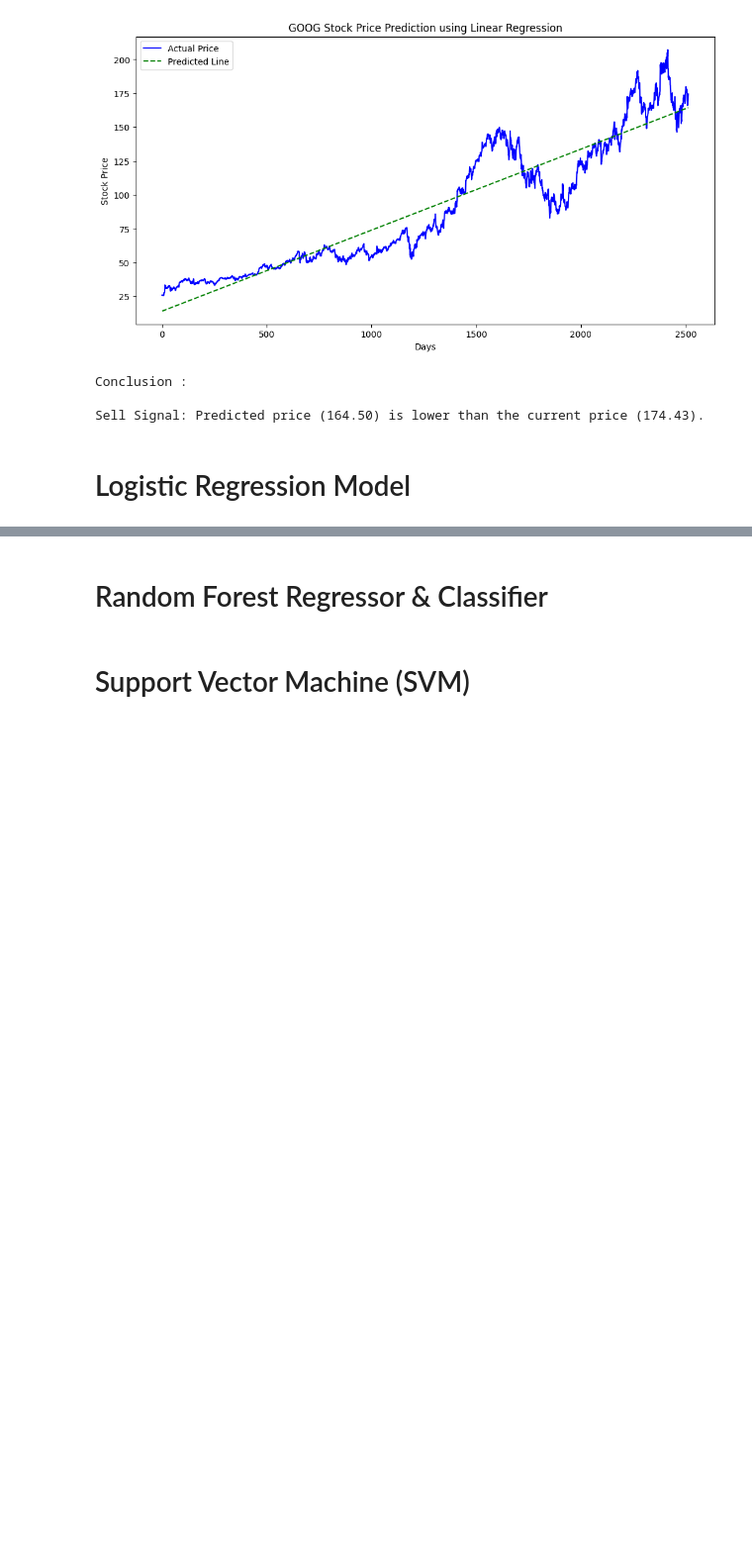
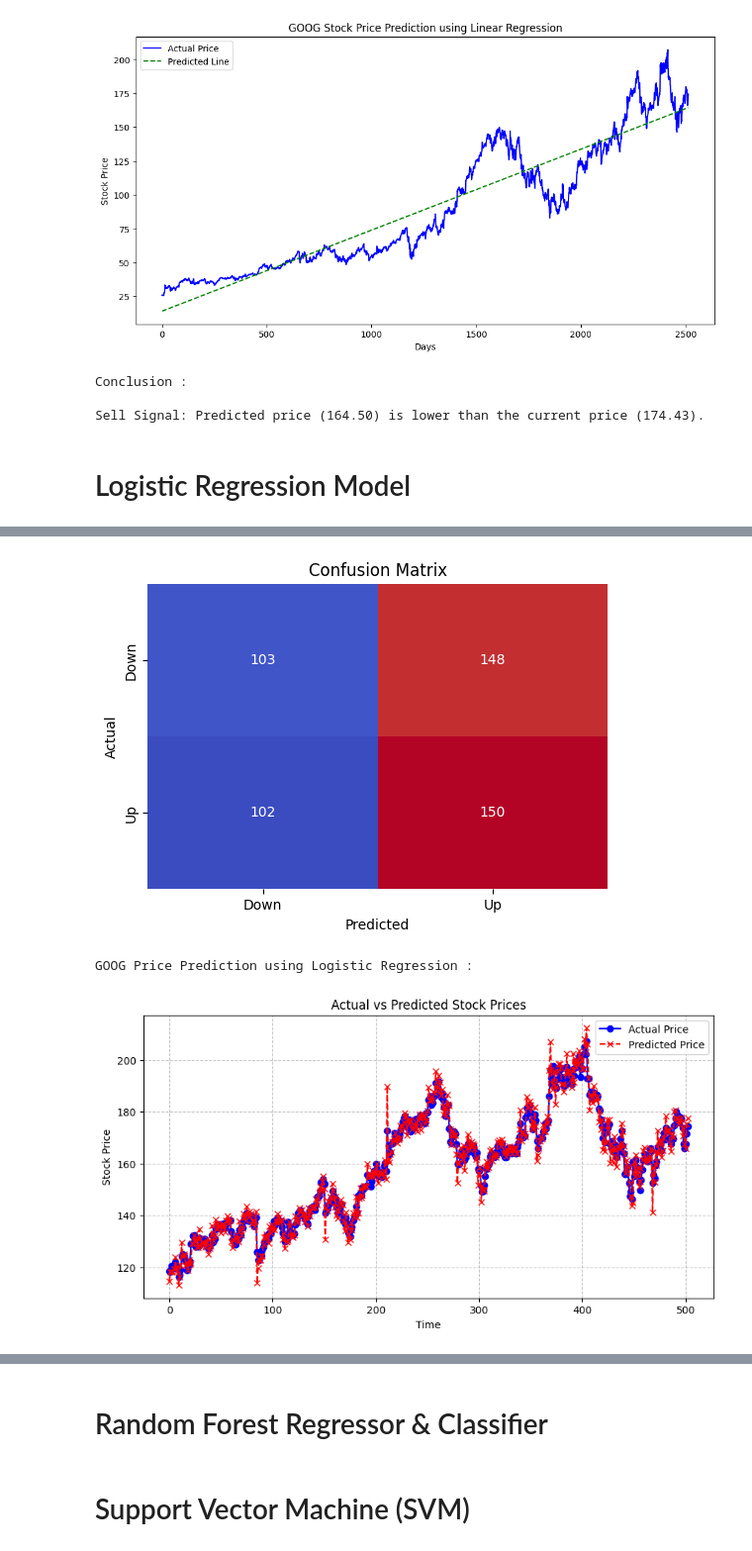
Before and after one commit to Hello-Kitty-1311/Stock-Analysis-V1, a Jupyter notebook: code.ipynb, the cells around one changed output, grey strips where cells are left out. Shown: that part at 99% size. Drawn from its saved outputs; the diff is of its cells as text; code cells hidden in the pictures; blank space fills up the shorter version.

Commit message:
Logistic Regression Model

```diff
--- a/code.ipynb
+++ b/code.ipynb
@@ -330,0 +329,77 @@ Sell Signal: Predicted price (164.50) is lower than the current price (174.43).
+# %%
+# Ensure 'Daily Return' is computed correctly
+if 'Daily Return' not in history.columns:
+    history['Daily Return'] = history['Close'].pct_change()
+
+# Add more technical indicators
+history['Momentum'] = history['Close'] - history['Close'].shift(4)
+history['Volatility'] = history['Daily Return'].rolling(window=5).std()
+history['SMA_10'] = history['Close'].rolling(window=10).mean()
+
+# Ensure SMA_50 and SMA_200 are computed
+history['SMA_50'] = history['Close'].rolling(window=50).mean()
+history['SMA_200'] = history['Close'].rolling(window=200).mean()
+
+# Logistic Regression Model for Predicting Stock Movement
+print("\nLogistic Regression Model \n")
+history['Target'] = (history['Close'].shift(-1) > history['Close']).astype(int)
+
+features = ['SMA_50', 'SMA_200', 'Daily Return', 'Momentum', 'Volatility', 'SMA_10']
+
+# Drop rows where any feature or target is NaN
+history.dropna(subset=features + ['Target'], inplace=True)
+
+X = history[features]
+y = history['Target']
+
+# Balance dataset using SMOTE
+smote = SMOTE(random_state=42)
+X_resampled, y_resampled = smote.fit_resample(X, y)
+
+scaler = StandardScaler()
+X_scaled = scaler.fit_transform(X_resampled)
+X_train, X_test, y_train, y_test = train_test_split(X_scaled, y_resampled, test_size=0.2, random_state=42)
+
+# Hyperparameter tuning with GridSearchCV
+param_grid = {'C': [0.01, 0.1, 1, 10, 100]}
+grid_search = GridSearchCV(LogisticRegression(), param_grid, cv=5, scoring='accuracy')
+grid_search.fit(X_train, y_train)
+
+model = grid_search.best_estimator_
+model.fit(X_train, y_train)
+y_pred = model.predict(X_test)
+
+# Map predicted movements to actual prices
+predicted_prices = history['Close'].iloc[-len(y_test):].values * (1 + (y_pred * 2 - 1) * history['Daily Return'].iloc[-len(y_test):].values)
+
+print("Best Hyperparameters:", grid_search.best_params_)
+print("Accuracy:", accuracy_score(y_test, y_pred))
+print("\nClassification Report:\n\n", classification_report(y_test, y_pred))
+
+print(f"\nConfusion Matrix :\n")
+plt.figure(figsize=(6,4))
+sns.heatmap(confusion_matrix(y_test, y_pred), annot=True, fmt='d', cmap='coolwarm', cbar=False, xticklabels=['Down', 'Up'], yticklabels=['Down', 'Up'])
+plt.xlabel("Predicted")
+plt.ylabel("Actual")
+plt.title("Confusion Matrix")
+plt.show()
+
+print(f"\n{stock_ticker} Price Prediction using Logistic Regression :\n")
+plt.figure(figsize=(10,5))
+plt.plot(history['Close'].iloc[-len(y_test):].values, label="Actual Price", color="blue", marker='o', linestyle='-')
+plt.plot(predicted_prices, label="Predicted Price", color="red", marker='x', linestyle='--')
+plt.xlabel("Time")
+plt.ylabel("Stock Price")
+plt.legend()
+plt.title("Actual vs Predicted Stock Prices")
+plt.grid(True, linestyle='--', alpha=0.7)
+plt.show()
+
+print("\nConclusion :\n")
+if y_pred[-1] == 1:
+    print(f"Buy Recommendation: The model predicts an upward trend for {stock_ticker}.\n")
+    logistic_regression_model = "Buy"
+else:
+    print(f"Sell Recommendation: The model predicts a downward trend for {stock_ticker}.\n")
+    logistic_regression_model = "Sell"
+# %% [output]
@@ -330,0 +424,3 @@ Sell Signal: Predicted price (164.50) is lower than the current price (174.43).
+[figure, added]
+GOOG Price Prediction using Logistic Regression :
+[figure, added]
```
Also changed, not shown: parts of 2 cells of this notebook.
